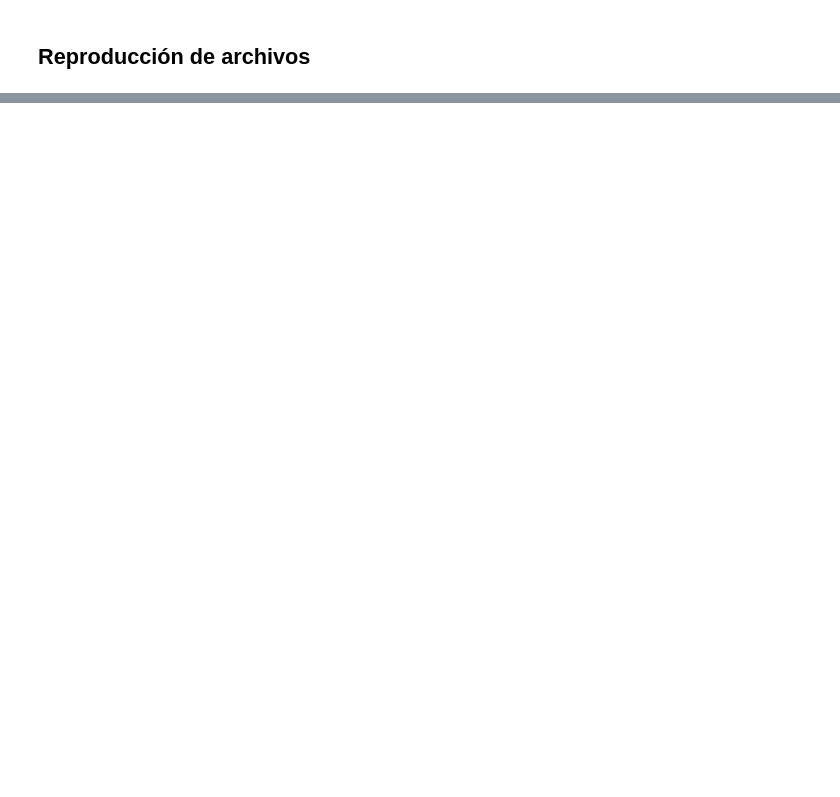
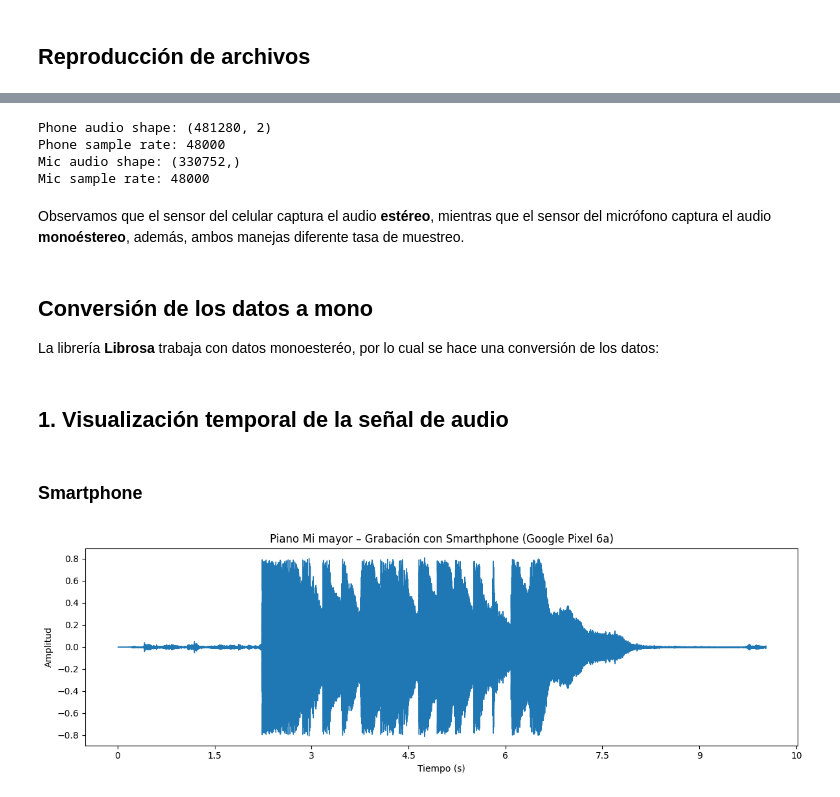
Before and after one commit to DidiDigits/Course_CDSI_2026, a Jupyter notebook: tareas/audio_exploration/audio_exploration.ipynb, the cells around one changed output, grey strips where cells are left out. Saved outputs shown, nothing was run; the diff lists cells and outputs as text; code cells hidden in the pictures; blank space fills up the shorter version.

```diff
--- a/tareas/audio_exploration/audio_exploration.ipynb
+++ b/tareas/audio_exploration/audio_exploration.ipynb
@@ -36,4 +43,46 @@ display(Audio("data/audio/piano_phone.wav"))
 # %%
-# Carga de Audios
+
 audio_phone_sf, sr_phone_sf = sf.read("data/audio/piano_phone.wav")
-audio_mic_sf, sr_mic_sf = sf.read("data/audio/piano_mic.wav")
+audio_mic_sf, sr_mic_sf = sf.read("data/audio/piano_micr.wav")
+
+#Verificación de canales y tasa de muestreo
+print("Phone audio shape:", audio_phone_sf.shape)
+print("Phone sample rate:", sr_phone_sf)
+
+print("Mic audio shape:", audio_mic_sf.shape)
+print("Mic sample rate:", sr_mic_sf)
+# %% [output]
+Phone audio shape: (481280, 2)
+Phone sample rate: 48000
+Mic audio shape: (330752,)
+Mic sample rate: 48000
+# %% [markdown]
+Observamos que el sensor del celular captura el audio **estéreo**, mientras que el sensor del micrófono captura el audio **monoéstereo**, además, ambos manejas diferente tasa de muestreo.
+# %% [markdown]
+## Conversión de los datos a mono
+La librería **Librosa** trabaja con datos monoesteréo, por lo cual se hace una conversión de los datos:
+# %%
+# Convertir a mono si el audio tiene más de una dimensión (más de un canal)
+if audio_phone_sf.ndim > 1:
+    audio_phone = librosa.to_mono(audio_phone_sf.T)
+else:
+    audio_phone = audio_phone_sf
+
+if audio_mic_sf.ndim > 1:
+    audio_mic = librosa.to_mono(audio_mic_sf.T)
+else:
+    audio_mic = audio_mic_sf
+# %% [markdown]
+## 1. Visualización temporal de la señal de audio
+# %% [markdown]
+### Smartphone
+# %%
+plt.figure(figsize=(12, 4))
+librosa.display.waveshow(audio_phone, sr=sr_phone_sf)
+plt.title("Piano Mi mayor – Grabación con Smarthphone (Google Pixel 6a)")
+plt.xlabel("Tiempo (s)")
+plt.ylabel("Amplitud")
+plt.tight_layout()
+plt.show()
+# %% [output]
+[figure, added]
```
Also changed, not shown: parts of 19 cells of this notebook.
